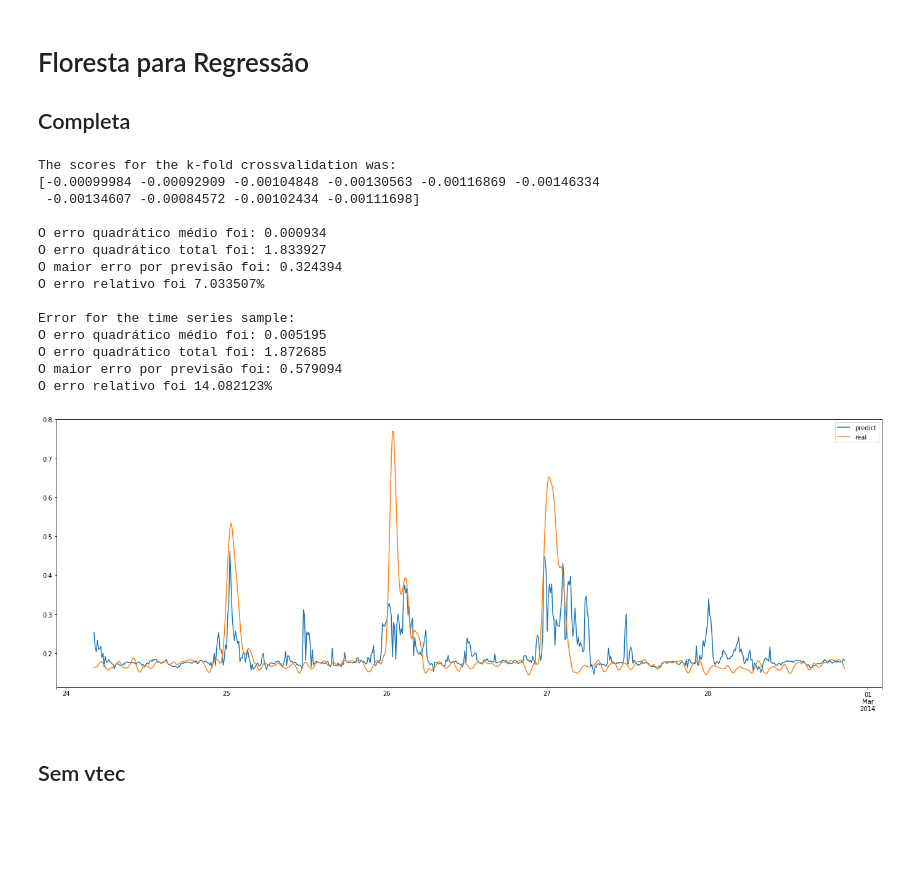
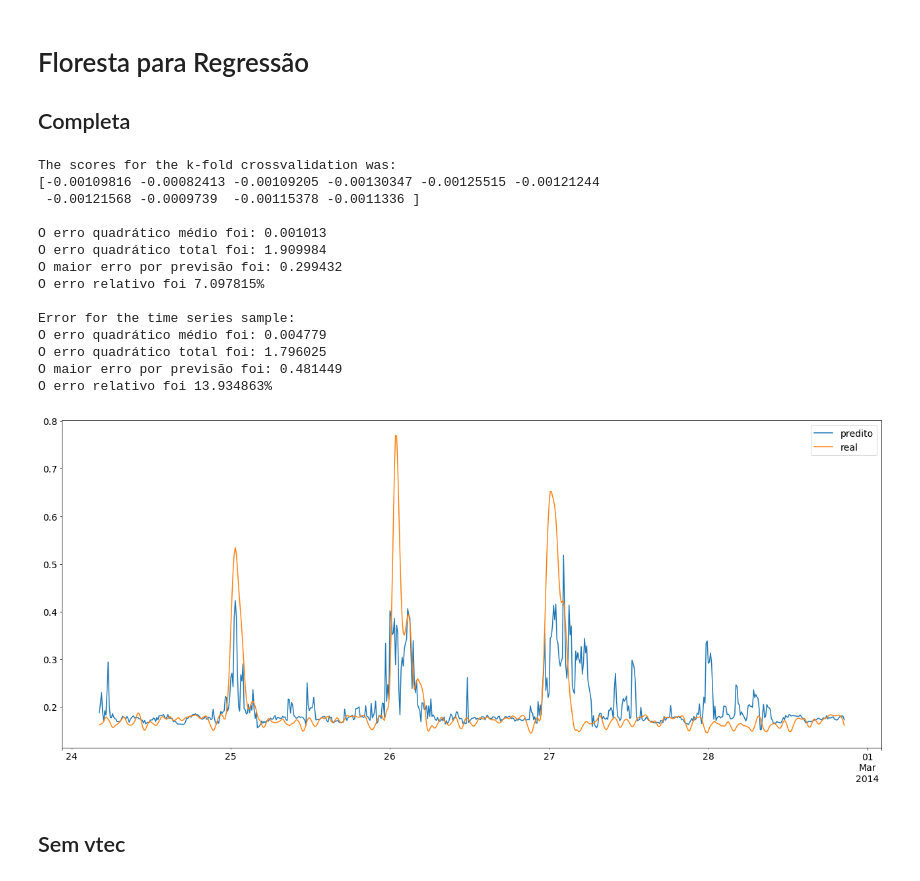
Before and after one commit to retiarus/correlation_vtec_s4, a Jupyter notebook: 07_analise_sj2_random_forest.ipynb, the cells around one changed output. Saved outputs shown, nothing was run; the diff lists cells and outputs as text; code cells hidden in the pictures; blank space fills up the shorter version.

Commit message:
improve the plots layout and save the principal plot

```diff
--- a/07_analise_sj2_random_forest.ipynb
+++ b/07_analise_sj2_random_forest.ipynb
@@ -29,6 +29,13 @@ from utils import Scale, give_error
 
 %matplotlib inline
 warnings.filterwarnings('ignore')
+
+latter_size = 14
+plt.rcParams['legend.fontsize'] = latter_size
+plt.rcParams['font.size'] = latter_size
+plt.rcParams['axes.labelsize'] = latter_size
+plt.rcParams['xtick.labelsize'] = latter_size
+plt.rcParams['ytick.labelsize'] = latter_size
 # %%
 df = pd.read_pickle('./data/sj2_analise.pkl')
 # %%
@@ -55,42 +62,44 @@ index = df.index.values[12000:12772]
 # %%
 # generate model, use k-fold crossvalidation and print scores
 model = RandomForestRegressor()
 scores = cross_val_score(model, X_train, y_train, cv=10, scoring='neg_mean_squared_error')
 print('The scores for the k-fold crossvalidation was:')
 print(scores, '\n')
 
 # generate final model, and avaliate a test set
 model.fit(X_train, y_train)
 y_predict = model.predict(X_test)
 give_error(y_test, y_predict);
 print()
 
 # use the final model to avaliate the error in a sample of the time series
 df_aux = pd.DataFrame(index=index)
-df_aux['predict'] = model.predict(X[12000:12772])
+df_aux['predito'] = model.predict(X[12000:12772])
 df_aux['real'] = y[12000:12772]
 
 print('Error for the time series sample:')
-give_error(df_aux['real'].values, df_aux['predict'].values);
+give_error(df_aux['real'].values, df_aux['predito'].values);
 
 # plot the time series predict against the real values
-df_aux.plot(figsize=(24, 8));
+df_aux.plot(figsize=(18, 8));
+plt.tight_layout()
+plt.savefig('./images/regression_random_florest.eps', format='eps', dpi=1000)
 # %% [output]
 The scores for the k-fold crossvalidation was:
-[-0.00099984 -0.00092909 -0.00104848 -0.00130563 -0.00116869 -0.00146334
- -0.00134607 -0.00084572 -0.00102434 -0.00111698]
+[-0.00109816 -0.00082413 -0.00109205 -0.00130347 -0.00125515 -0.00121244
+ -0.00121568 -0.0009739  -0.00115378 -0.0011336 ]
 
-O erro quadrático médio foi: 0.000934
-O erro quadrático total foi: 1.833927
-O maior erro por previsão foi: 0.324394
-O erro relativo foi 7.033507%
+O erro quadrático médio foi: 0.001013
+O erro quadrático total foi: 1.909984
+O maior erro por previsão foi: 0.299432
+O erro relativo foi 7.097815%
 
 Error for the time series sample:
-O erro quadrático médio foi: 0.005195
-O erro quadrático total foi: 1.872685
-O maior erro por previsão foi: 0.579094
-O erro relativo foi 14.082123%
+O erro quadrático médio foi: 0.004779
+O erro quadrático total foi: 1.796025
+O maior erro por previsão foi: 0.481449
+O erro relativo foi 13.934863%
-[figure, old version]
+[figure, new version]
 # %% [markdown]
 ## Sem vtec
 # %%
```
Also changed, not shown: parts of 8 cells of this notebook, 1 other file.
